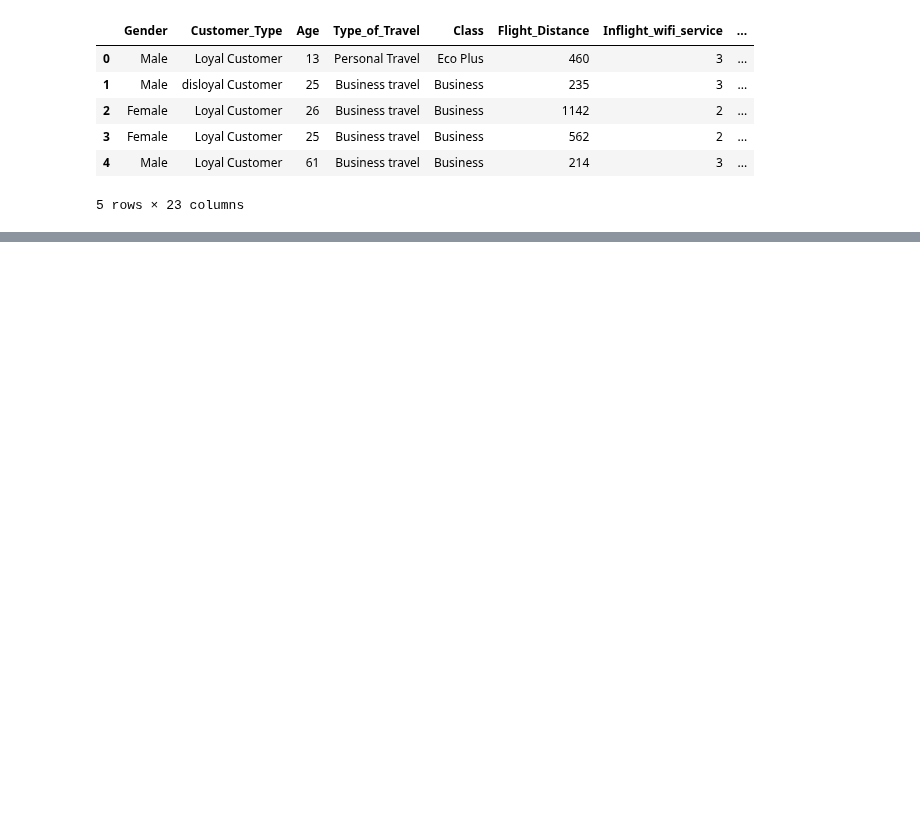
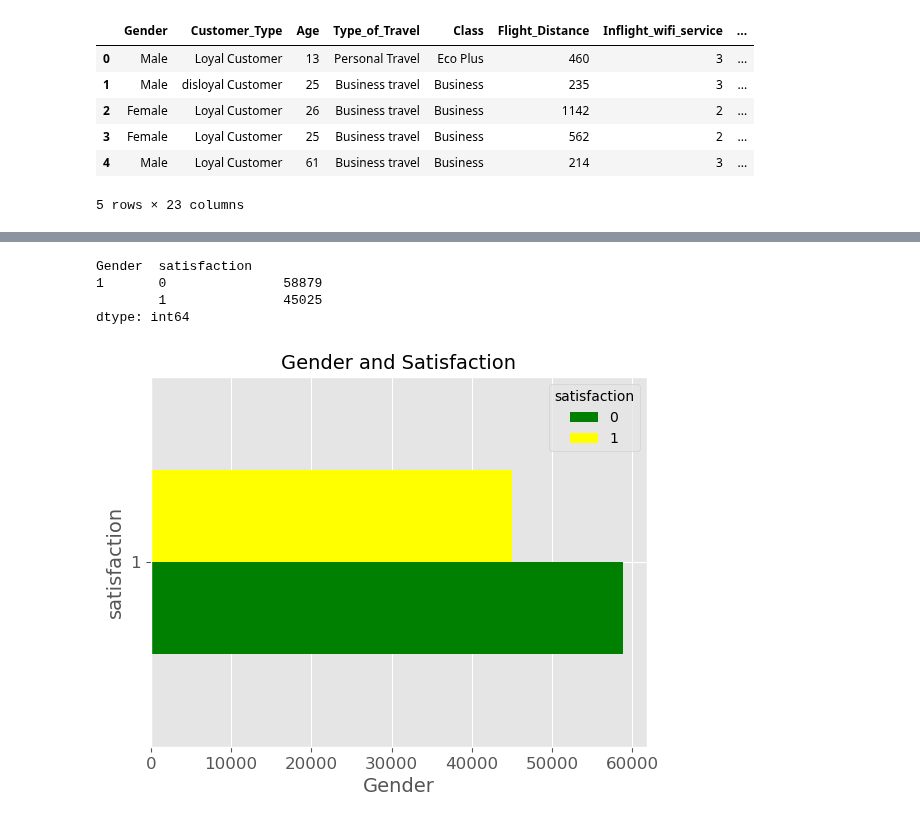
Before and after one commit to speplinski3/G3_Santander_Customer_Satisfaction, a Jupyter notebook: Airline_ETL.ipynb, the cells around one changed output, grey strips where cells are left out. Cells and saved outputs as stored; diff of their text form; code cells hidden in the pictures; blank space fills up the shorter version.

```diff
--- a/Airline_ETL.ipynb
+++ b/Airline_ETL.ipynb
@@ -223,0 +271,8 @@ airline_data
+# %%
+#
+airline_data.groupby(['Gender','satisfaction']).size()
+# %% [output]
+Gender  satisfaction
+1       0               58879
+        1               45025
+dtype: int64
@@ -223,0 +281,14 @@ airline_data
+# %%
+# Gender count by Satisfaction
+by_cat_class = airline_data.groupby(['Gender', 'satisfaction'])
+
+ax = by_cat_class.size().unstack().plot(kind='barh', color = ['green','yellow'])
+
+#unstack and plot
+ax.set_title('Gender and Satisfaction', size =14) #title
+plt.xticks(fontsize=12)
+plt.yticks(fontsize=12)
+ax.set_xlabel('Gender', fontsize = 14) #set the x_label
+ax.set_ylabel('satisfaction', fontsize = 14); #set the y_label
+# %% [output]
+[figure, added]
```
Also changed, not shown: parts of 33 cells of this notebook.
